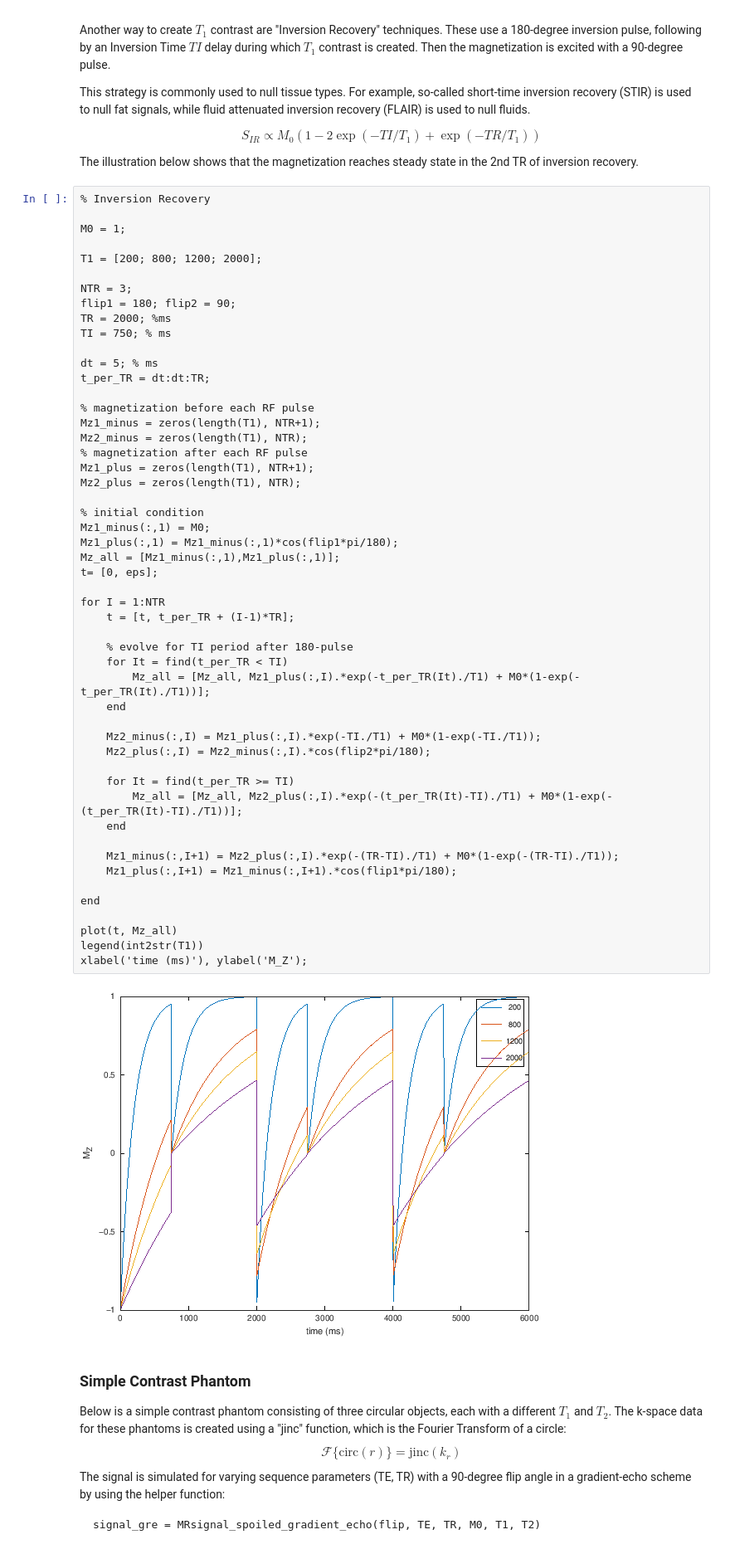
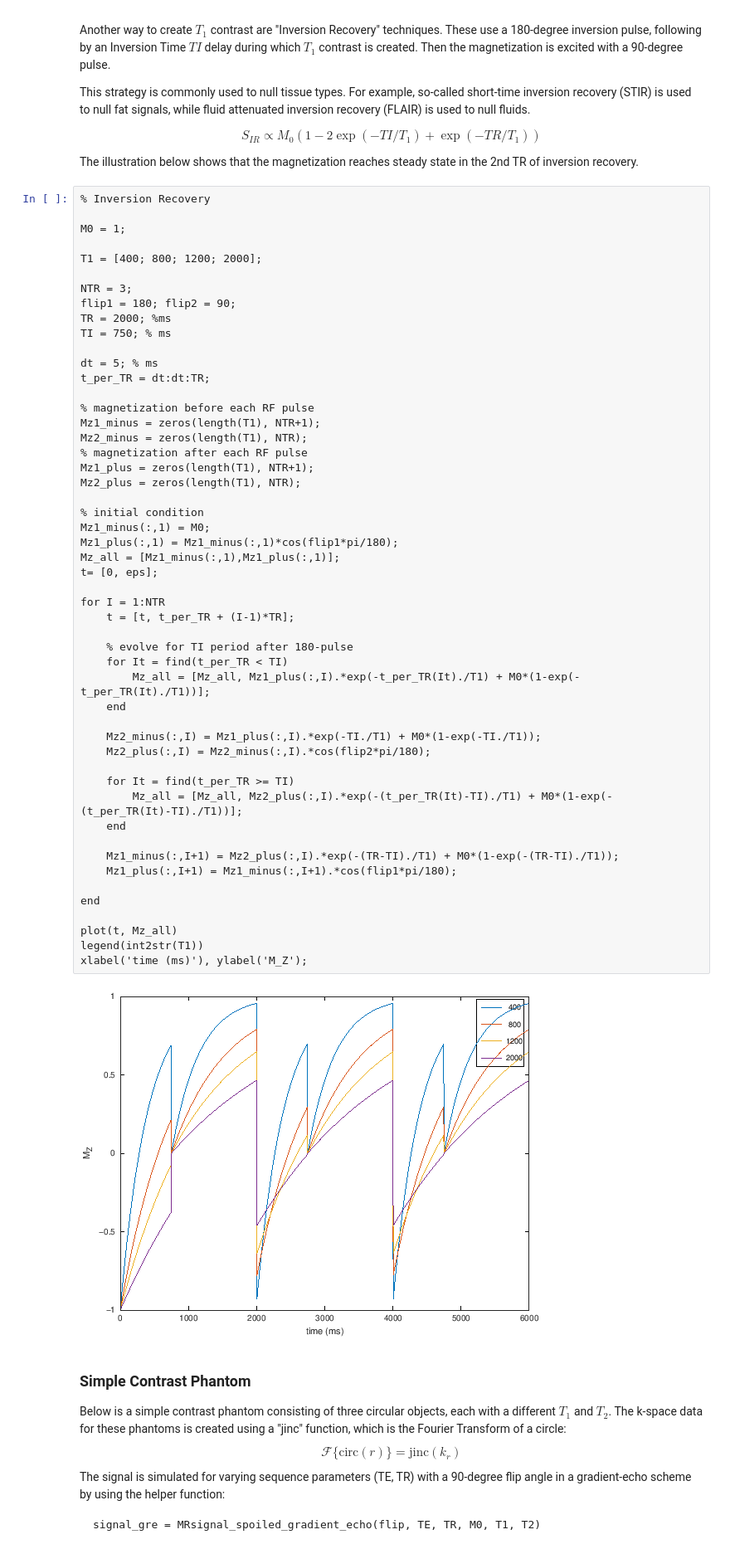
Before and after one commit to LarsonLab/MRI-education-resources, a Jupyter notebook: Notebooks/MRI Contrast.ipynb, the cells around one changed output. Shown at 83% size. Drawn from its saved outputs; the diff is of its cells as text.

```diff
--- a/Notebooks/MRI Contrast.ipynb
+++ b/Notebooks/MRI Contrast.ipynb
@@ -159,7 +258,7 @@ The illustration below shows that the magnetization reaches steady state in the
 
 M0 = 1;
 
-T1 = [200; 800; 1200; 2000];
+T1 = [400; 800; 1200; 2000];
 
 NTR = 3;
 flip1 = 180; flip2 = 90;
@@ -179,34 +278,34 @@ Mz2_plus = zeros(length(T1), NTR);
 % initial condition
 Mz1_minus(:,1) = M0;
 Mz1_plus(:,1) = Mz1_minus(:,1)*cos(flip1*pi/180);
 Mz_all = [Mz1_minus(:,1),Mz1_plus(:,1)];
 t= [0, eps];
 
 for I = 1:NTR
     t = [t, t_per_TR + (I-1)*TR];
 
     % evolve for TI period after 180-pulse
     for It = find(t_per_TR < TI)
         Mz_all = [Mz_all, Mz1_plus(:,I).*exp(-t_per_TR(It)./T1) + M0*(1-exp(-t_per_TR(It)./T1))];
     end
 
     Mz2_minus(:,I) = Mz1_plus(:,I).*exp(-TI./T1) + M0*(1-exp(-TI./T1));
     Mz2_plus(:,I) = Mz2_minus(:,I).*cos(flip2*pi/180);
 
     for It = find(t_per_TR >= TI)
         Mz_all = [Mz_all, Mz2_plus(:,I).*exp(-(t_per_TR(It)-TI)./T1) + M0*(1-exp(-(t_per_TR(It)-TI)./T1))];
     end
 
     Mz1_minus(:,I+1) = Mz2_plus(:,I).*exp(-(TR-TI)./T1) + M0*(1-exp(-(TR-TI)./T1));
     Mz1_plus(:,I+1) = Mz1_minus(:,I+1).*cos(flip1*pi/180);
 
 end
 
 plot(t, Mz_all)
 legend(int2str(T1))
 xlabel('time (ms)'), ylabel('M_Z');
 # %% [output]
-[figure, old version]
+[figure, new version]
 # %% [markdown]
 ### Simple Contrast Phantom
 
```
Also changed, not shown: parts of 11 cells of this notebook, 1 other file.
